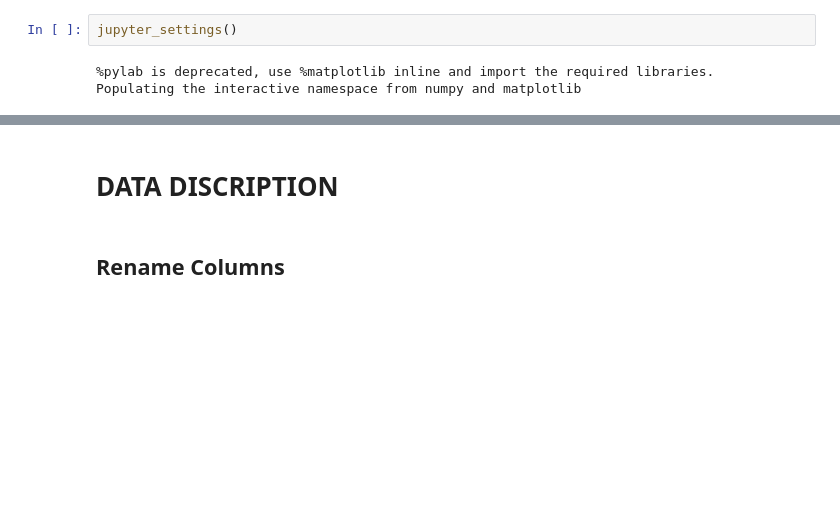
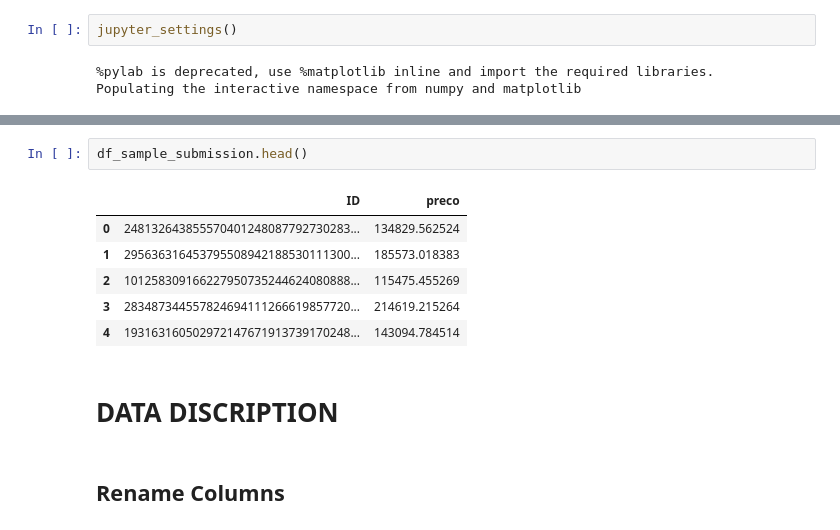
Before and after one commit to marxcerqueira/hackday-cds-time1, a Jupyter notebook: notebook/hackday-cds-time1.ipynb, the cells around one changed output, grey strips where cells are left out. Cells and saved outputs as stored; diff of their text form; blank space fills up the shorter version.

```diff
--- a/notebook/hackday-cds-time1.ipynb
+++ b/notebook/hackday-cds-time1.ipynb
@@ -151,3 +215,12 @@ df_teste.head()
+# %%
+df_sample_submission.head()
+# %% [output]
+|  | ID | preco |
+| 0 | 248132643855570401248087792730283... | 134829.562524 |
+| 1 | 295636316453795508942188530111300... | 185573.018383 |
+| 2 | 101258309166227950735244624080888... | 115475.455269 |
+| 3 | 283487344557824694111266619857720... | 214619.215264 |
+| 4 | 193163160502972147671913739170248... | 143094.784514 |
 # %% [markdown]
 # DATA DISCRIPTION
 # %% [markdown]
```
Also changed, not shown: parts of 22 cells of this notebook.
